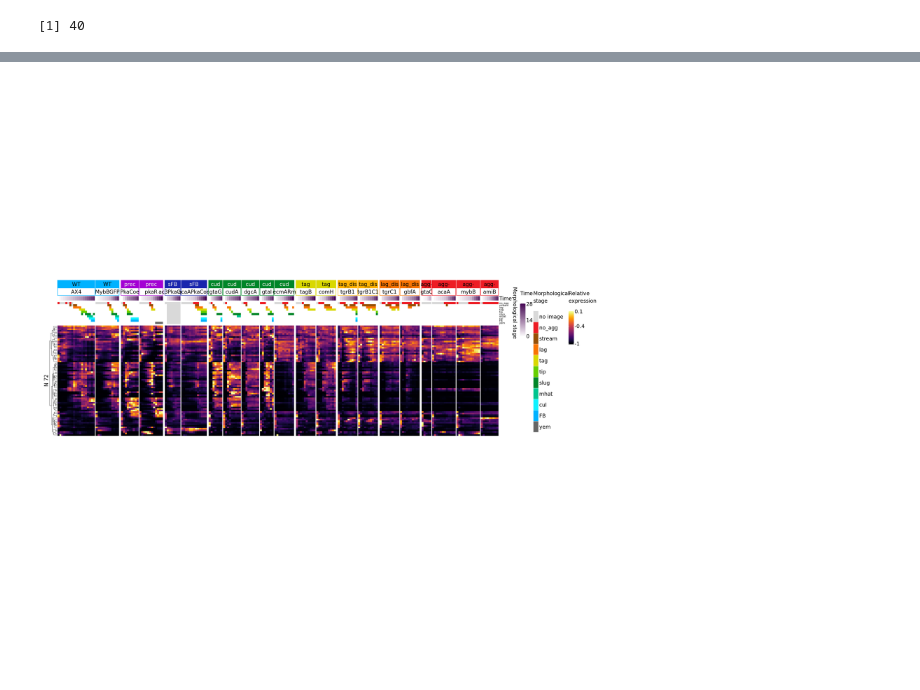
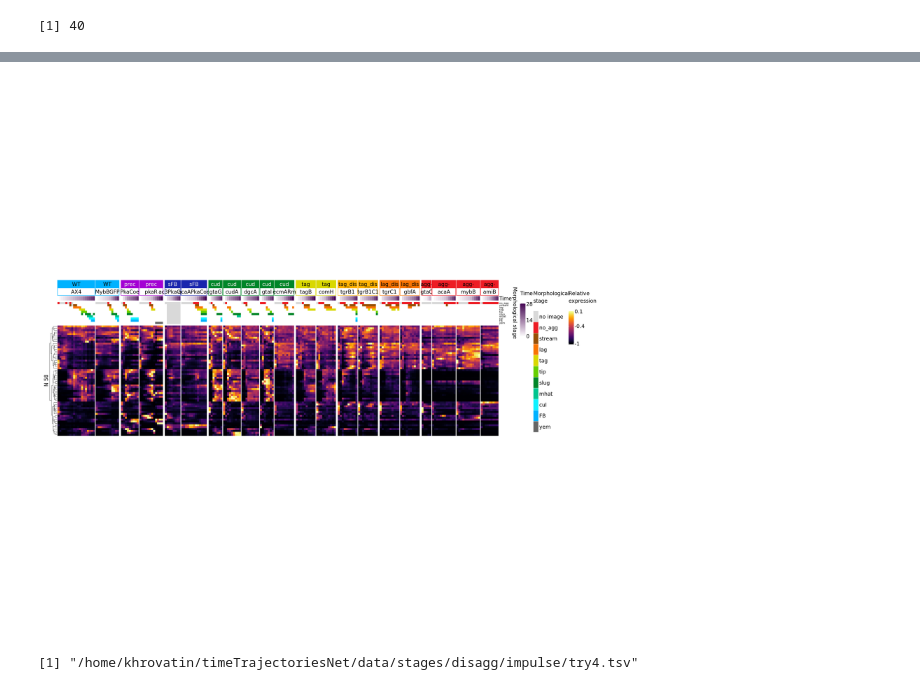
Before and after one commit to biolab/baylor-dicty, a Jupyter notebook: stages_DE/disag_genes_extendedImpulse.R.ipynb, the cells around one changed output, grey strips where cells are left out. Saved outputs shown, nothing was run; the diff lists cells and outputs as text; code cells hidden in the pictures.

Commit message:
disag filtering

```diff
--- a/stages_DE/disag_genes_extendedImpulse.R.ipynb
+++ b/stages_DE/disag_genes_extendedImpulse.R.ipynb
@@ -527,0 +484,2 @@ strNameRefMethod = NULL,model='fourSigmoid')
+# %%
+impulse_ref<-readRDS(file=paste(pathSave,'WT_min2Rep','.rds',sep=''))
@@ -527,0 +494,26 @@ strNameRefMethod = NULL,model='fourSigmoid')
+# %%
+fits_ref<-bestFits(impulse_WT,0.01)
+
+fits_case<-bestFits(impulse_case,0.01)
+bothGenes<-intersect(rownames(fits_ref[fits_ref$main>0,]),rownames(fits_case[fits_case$main>0 ,]))
+vecPlotGenes<-bothGenes[fits_ref[bothGenes,]$main<fits_case[bothGenes,]$main]
+fits_case_r1<-bestFits(impulse_case_r1,0.01)
+print(length(vecPlotGenes))
+if(doReps){
+bothGenes_r1<-intersect(rownames(fits_ref[fits_ref$main>0,]),rownames(fits_case_r1[fits_case_r1$main>0 ,]))
+vecPlotGenes_r1<-bothGenes_r1[fits_ref[bothGenes_r1,]$main<fits_case_r1[bothGenes_r1,]$main]
+fits_case_r2<-bestFits(impulse_case_r2,0.01)
+bothGenes_r2<-intersect(rownames(fits_ref[fits_ref$main>0,]),rownames(fits_case_r2[fits_case_r2$main>0 ,]))
+vecPlotGenes_r2<-bothGenes_r2[fits_ref[bothGenes_r2,]$main<fits_case_r2[bothGenes_r2,]$main]
+vecPlotGenes_r12<-intersect(vecPlotGenes_r1,vecPlotGenes_r2)
+print(paste(length(vecPlotGenes_r1),length(vecPlotGenes_r2),length(vecPlotGenes_r12)))
+}
+
+result_ref<-impulse_ref$dfImpulseDE2Results
+result_ref<-result_ref[!result_WT$allZero,]
+result_case<-impulse_case$dfImpulseDE2Results
+result_case<-result_case[!result_case$allZero,]
+names(result_ref)[names(result_ref) == 'p'] <- 'impulseTOconst_p'
+names(result_ref)[names(result_ref) == 'padj'] <- 'impulseTOconst_padj'
+names(result_case)[names(result_case) == 'p'] <- 'impulseTOconst_p'
+names(result_case)[names(result_case) == 'padj'] <- 'impulseTOconst_padj'
@@ -527,0 +522,2 @@ strNameRefMethod = NULL,model='fourSigmoid')
+# %%
+filterTransitions<-filterByTransitions(impulse_ref,impulse_case,fits_ref,fits_case,vecPlotGenes)
@@ -527,0 +527,3 @@ strNameRefMethod = NULL,model='fourSigmoid')
+# %%
+filterNLargeDiff<-nLargeDiff(impulseRef=impulse_ref,impulseCase=impulse_case,
+                             fitsRef=fits_ref,fitsCase=fits_case, vecGeneIDs=vecPlotGenes,diffThreshold=0.1)
@@ -756,36 +953,38 @@ min_expression<-min(expressions)
 max_expression<-max(expressions)
 # %%
 options(repr.plot.width=30, repr.plot.height=30)
-genes<-intersect(vecPlotGenes,rownames(res)[res$selected])
+vecGenes<-vecPlotGenes[
+    filterNLargeDiff[,'nLargeDiffRef']<filterNLargeDiff[,'nLargeDiffCase']
+    & filterTransitions[,'hasComplexShape']]
 
-    expression=t(avg_expression[avg_expression$Strain=='AX4',genes])
+    expression=t(avg_expression[avg_expression$Strain=='AX4',vecGenes])
     #expression=t(avg_expression[,genes])
     distances<-dist(expression, method="cosine")
     hc<-hclust(d=distances, method = "ward.D2" )
     hc_ordered<-reorder(x=hc,dist = distances)
-    genes<- as.dendrogram(hc_ordered) %>% labels
+    vecGenes<- as.dendrogram(hc_ordered) %>% labels
 
-    n_genes=length(genes)
+    n_genes=length(vecGenes)
     #print(paste(comparison,n_genes))
 
     data_anno=paste('N',n_genes)
     height=0.3*n_genes
     if (height>15) height=15
-    heatmap=Heatmap(t(avg_expression[,genes]),
+    heatmap=Heatmap(t(avg_expression[,vecGenes]),
                     cluster_columns = FALSE,cluster_rows = TRUE,
                     show_column_names = FALSE,
                       show_row_names = FALSE, col=inferno(256),column_title=NULL,
                       row_title=data_anno,
                       show_heatmap_legend = TRUE,heatmap_legend_param = list(
                       title = "\nRelative \nexpression\n",
                       at = c(min_expression, round(mean(c(min_expression,max_expression)),1),max_expression),
                       grid_width= unit(legend_width, "cm"),grid_height= unit(legened_height, "cm") ,
                       labels_gp = gpar(fontsize = cluster_font),title_gp = gpar(fontsize = cluster_font)),
                       #** Cluster name fontsize
                       row_title_gp=gpar(fontsize=cluster_font),height=unit(height, "cm"))
 
     draw(make_anno() %v% heatmap,width=unit(60, "cm"),column_title_gp = gpar(fontsize = cluster_font))
 options(repr.plot.width=5, repr.plot.height=5)
 # %% [output]
-[figure, old version]
+[figure, new version]
 # %%
@@ -792,0 +994,4 @@ write.table(data.frame(Gene=intersect(vecPlotGenes,rownames(res)[!res$selected])
+# %%
+paste(pathSave,'try4.tsv',sep='')
+# %% [output]
+[1] "/home/khrovatin/timeTrajectoriesNet/data/stages/disagg/impulse/try4.tsv"
```
Also changed, not shown: parts of 65 cells of this notebook.
